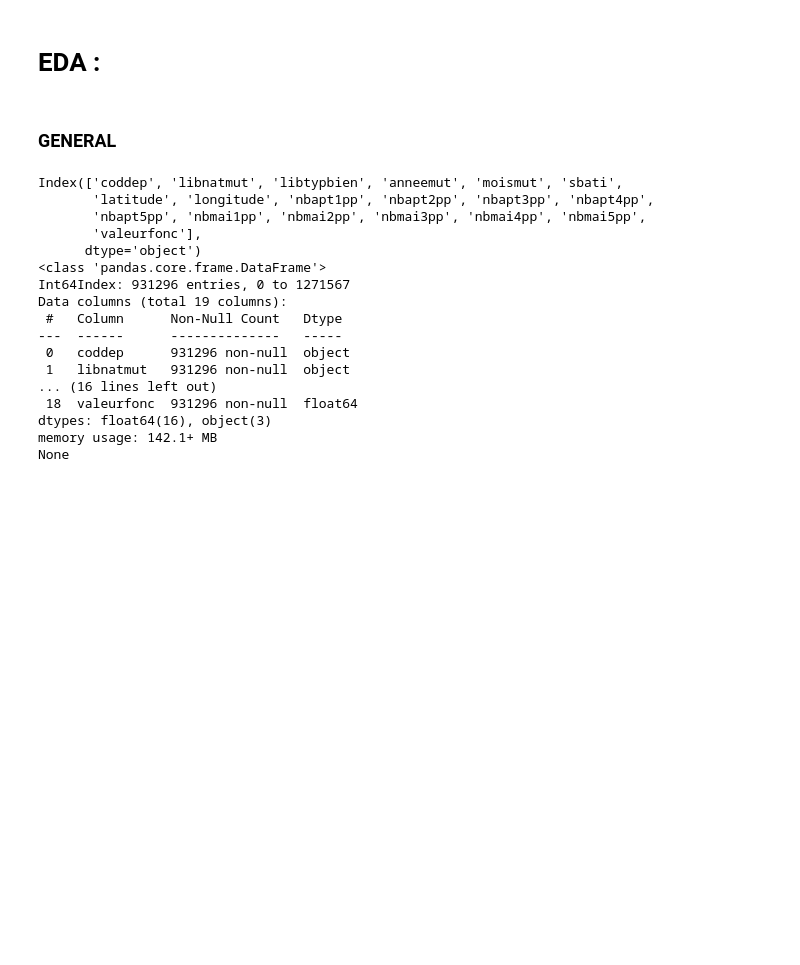
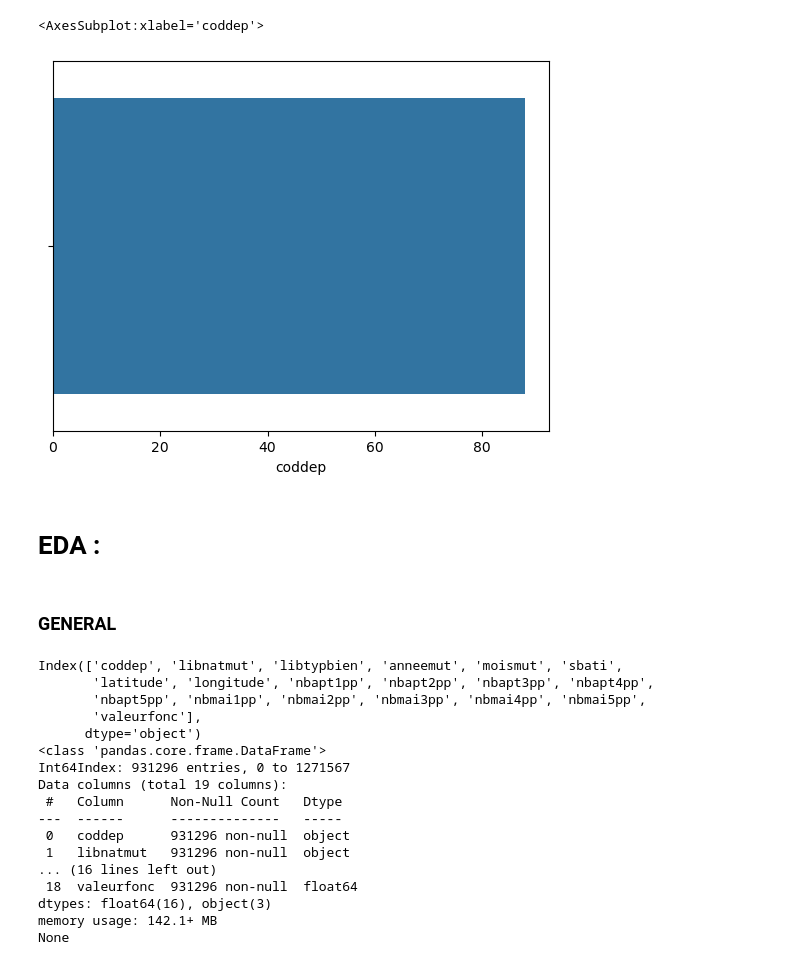
Before and after one commit to acktan/eleven-strategy, a Jupyter notebook: exploration.ipynb, the cells around one changed output. Saved outputs shown, nothing was run; the diff lists cells and outputs as text; code cells hidden in the pictures; blank space fills up the shorter version.

```diff
--- a/exploration.ipynb
+++ b/exploration.ipynb
@@ -29,3 +93,8 @@ df.head()
+# %%
+sns.barplot(data=augment_df,x='coddep')
+# %% [output]
+<AxesSubplot:xlabel='coddep'>
+[figure, added]
 # %% [markdown]
 # EDA :
 # %% [markdown]
```
Also changed, not shown: parts of 18 cells of this notebook.
